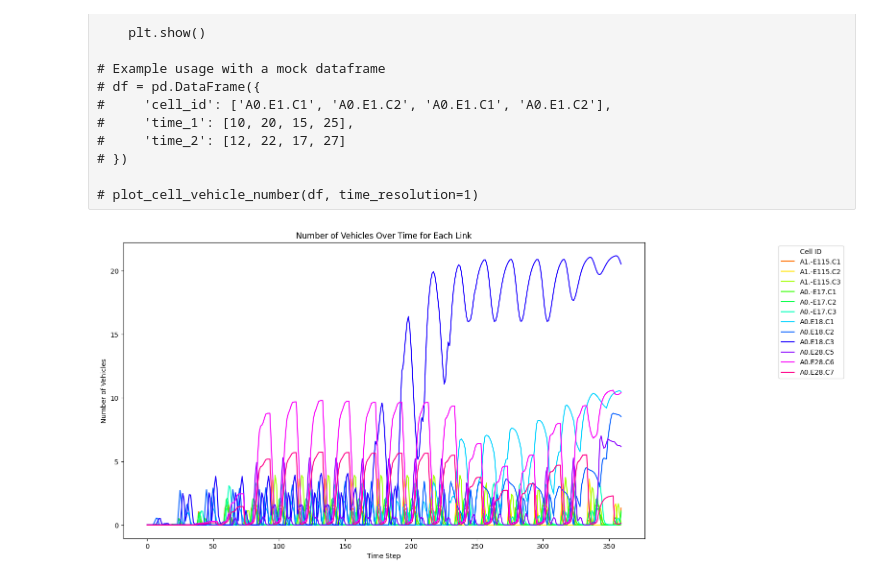
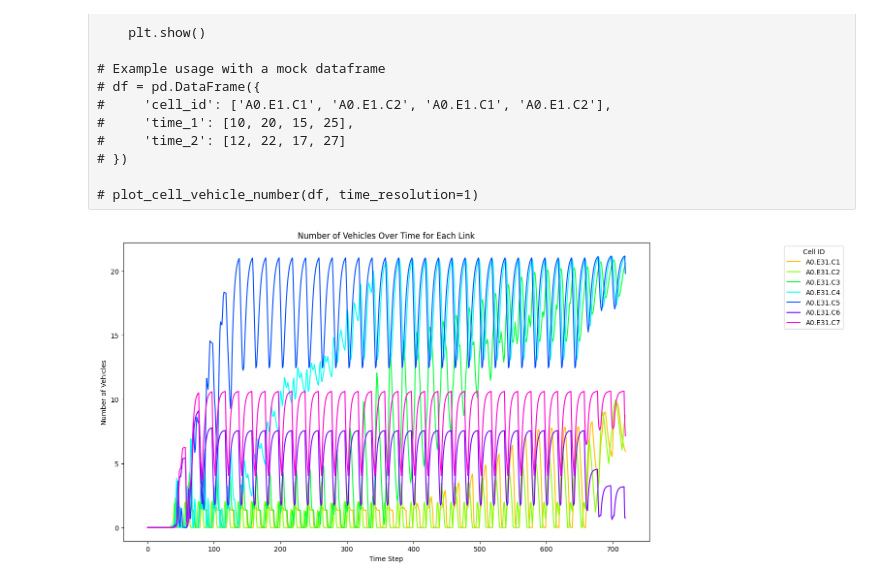
Before and after one commit to Dylan-Wyl10/RoboSense, a Jupyter notebook: result/ctmResult/Evaluation for CTM and FD Calibration.ipynb, the cells around one changed output. Saved outputs shown, nothing was run; the diff lists cells and outputs as text; code cells hidden in the pictures.

```diff
--- a/result/ctmResult/Evaluation for CTM and FD Calibration.ipynb
+++ b/result/ctmResult/Evaluation for CTM and FD Calibration.ipynb
@@ -444,19 +445,21 @@ def plot_cell_vehicle_number(dataframe, time_resolution=1, selected_cells=None):
 # %%
 ctm_celldf = pd.read_csv('CTMnumber_600_2400.csv')
 
 
 ctm_celldf.columns = ['cell_id'] + list(ctm_celldf.columns[1:])
 
 # Define the link IDs to visualize
-# cell_select = ['A0.E28.C1', 'A0.E28.C2', 'A0.E28.C3', 'A0.E28.C4', 'A0.E28.C5', 'A0.E28.C6', 'A0.E28.C7']
+cell_select = ['A0.E31.C1', 'A0.E31.C2', 'A0.E31.C3', 'A0.E31.C4', 'A0.E31.C5', 'A0.E31.C6', 'A0.E31.C7']
 
-cell_select = ['A0.E28.C5', 'A0.E28.C6', 'A0.E28.C7',
-               'A0.E18.C1', 'A0.E18.C2', 'A0.E18.C3',
-               'A0.-E17.C1', 'A0.-E17.C2', 'A0.-E17.C3',
-               'A1.-E115.C1', 'A1.-E115.C2', 'A1.-E115.C3',]
+# cell_select = ['A0.E28.C5', 'A0.E28.C6', 'A0.E28.C7',
+#                'A0.E18.C1', 'A0.E18.C2', 'A0.E18.C3',
+#                'A0.-E17.C1', 'A0.-E17.C2', 'A0.-E17.C3',
+#                'A1.-E115.C1', 'A1.-E115.C2', 'A1.-E115.C3',]
 
 # cell_select = ['A1.E101.C4', 'A1.E101.C5','A1.E101.C6', 'A1.E101.C7',]
 
+# cell_select = ['A1.-E115.C1', 'A1.-E115.C2', 'A1.-E115.C3', 'A1.-E115.C4', 'A1.-E115.C0']
+
 plot_cell_vehicle_number(ctm_celldf, 1, cell_select)
 # %% [output]
-[figure, old version]
+[figure, new version]
```
Also changed, not shown: parts of 5 cells of this notebook, 24 other files.
